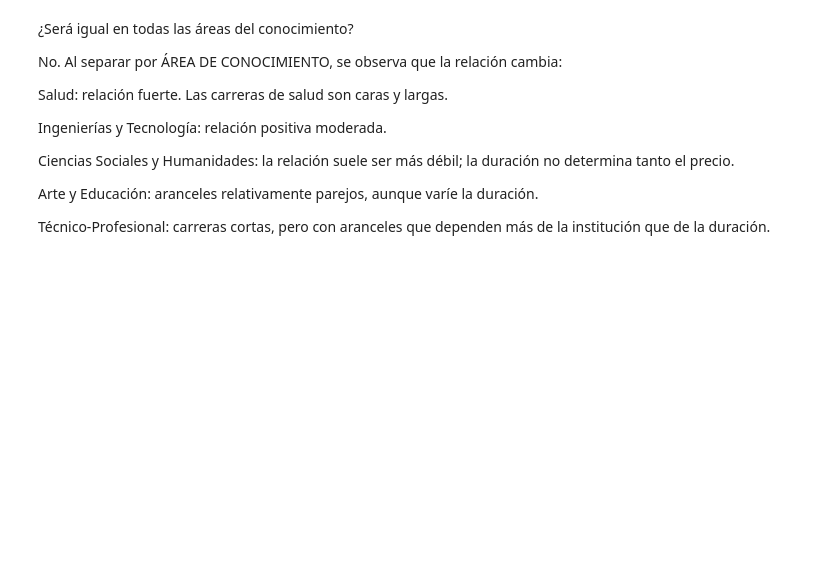
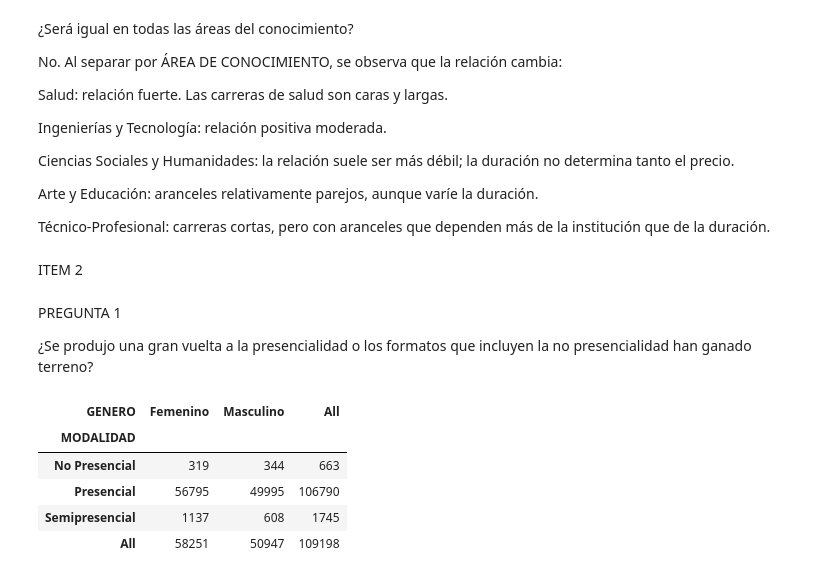
Before and after one commit to MooaaY/TrabajoPractico2, a Jupyter notebook: TrabajoMate.ipynb, the cells around one changed output. Drawn from its saved outputs; the diff is of its cells as text; code cells hidden in the pictures; blank space fills up the shorter version.

Commit message:
ITEM 2 hecho

```diff
--- a/TrabajoMate.ipynb
+++ b/TrabajoMate.ipynb
@@ -118,3 +128,19 @@ Ciencias Sociales y Humanidades: la relación suele ser más débil; la duració
 Arte y Educación: aranceles relativamente parejos, aunque varíe la duración.
 
 Técnico-Profesional: carreras cortas, pero con aranceles que dependen más de la institución que de la duración.
+# %% [markdown]
+ITEM 2
+# %% [markdown]
+PREGUNTA 1
+
+¿Se produjo una gran vuelta a la presencialidad o los formatos que incluyen la no presencialidad han ganado terreno?
+# %%
+Tabla_frec_abs2 = pd.crosstab(df['MODALIDAD'], df['GENERO'],margins= True)
+Tabla_frec_abs2
+# %% [output]
+| GENERO | Femenino | Masculino | All |
+| MODALIDAD |  |  |  |
+| No Presencial | 319 | 344 | 663 |
+| Presencial | 56795 | 49995 | 106790 |
+| Semipresencial | 1137 | 608 | 1745 |
+| All | 58251 | 50947 | 109198 |
```
Also changed, not shown: parts of 12 cells of this notebook.
